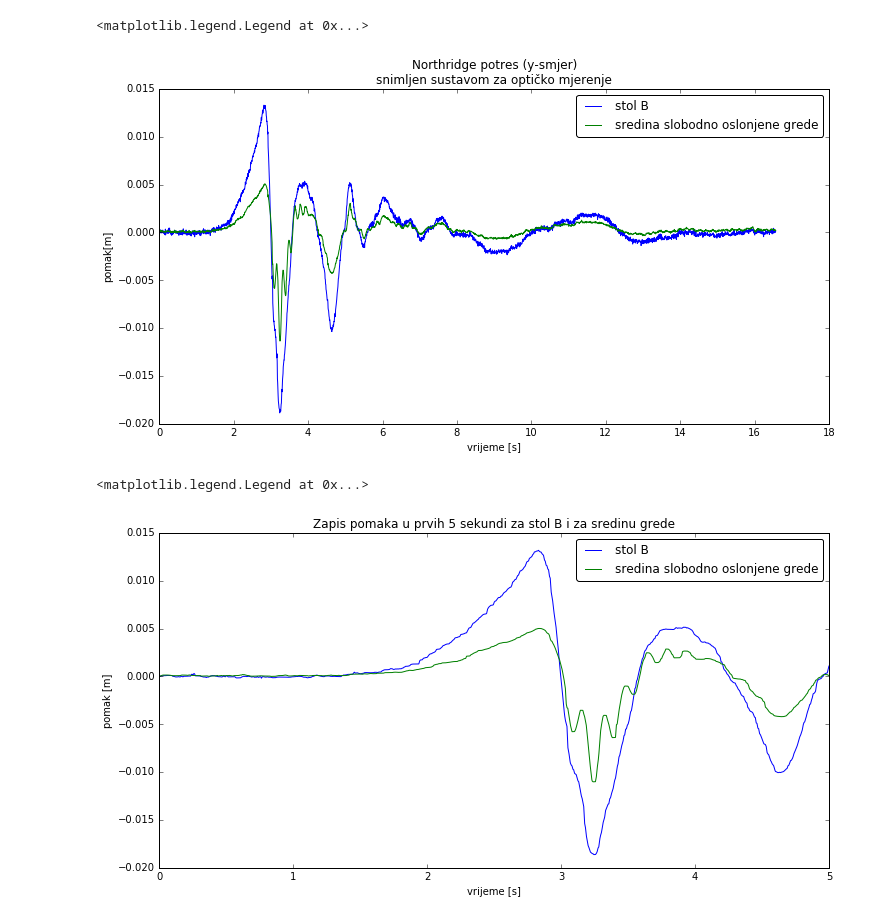
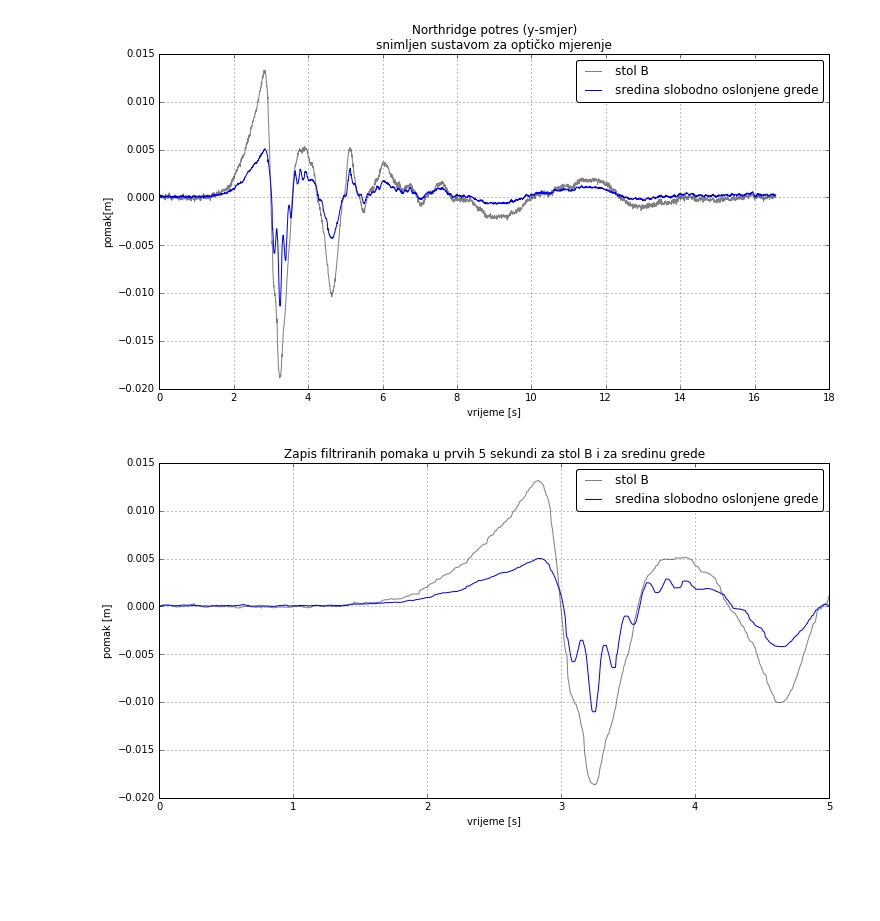
Before and after one commit to Ivan768/MSE-diplomski, a Jupyter notebook: MSE_FDM.ipynb, the cells around one changed output. Cells and saved outputs as stored; diff of their text form; code cells hidden in the pictures; blank space fills up the shorter version.

```diff
--- a/MSE_FDM.ipynb
+++ b/MSE_FDM.ipynb
@@ -26,16 +26,16 @@ xg_pomak_sredina_grede = (xg[1::3] - xg[1]) / 100 # jer su vrijednosti iz datote
 # %%
 #ispis grafa
 fig, axes = plt.subplots(figsize = (12,6))
-axes.plot(xg_vrijeme, xg_pomak_stol_B, label="stol B")
+axes.plot(xg_vrijeme, xg_pomak_stol_B, label="stol B", color="grey")
 axes.plot(xg_vrijeme, xg_pomak_sredina_grede, label="sredina slobodno oslonjene grede")
 axes.set_xlabel("vrijeme [s]")
 axes.set_ylabel("pomak[m]")
 axes.set_title("Northridge potres (y-smjer)"
                "\n"+"snimljen sustavom za optičko mjerenje")
 axes.legend(fancybox=True)
+axes.grid()
 # %% [output]
-<matplotlib.legend.Legend at 0x...>
-[figure, old version]
+[figure, new version]
 # %%
 #uklanjanje suma iz eksperimentalnih podataka koji su nastali greskama u simulaciji potresa
 #i greskama beskontaknog optickog mjerenja
@@ -56,15 +56,15 @@ pomak_sredina_grede = np.interp(vrijeme, xg_vrijeme, signal_sredina_grede)
 # %%
 #ispis grafa
 fig, axes = plt.subplots(figsize = (12,6))
-axes.plot(vrijeme, pomak_stol_B, label="stol B")
+axes.plot(vrijeme, pomak_stol_B, label="stol B", color="grey")
 axes.plot(vrijeme, pomak_sredina_grede, label="sredina slobodno oslonjene grede")
 axes.set_xlabel("vrijeme [s]")
 axes.set_ylabel("pomak [m]")
-axes.set_title("Zapis pomaka u prvih %s sekundi za stol B i za sredinu grede"%(t))
+axes.set_title("Zapis filtriranih pomaka u prvih %s sekundi za stol B i za sredinu grede"%(t))
 axes.legend(fancybox=True)
+axes.grid()
 # %% [output]
-<matplotlib.legend.Legend at 0x...>
-[figure, old version]
+[figure, new version]
 # %%
 def direktna_integracija_FDM():
     """Kod preuzet od prof. Bicanica te primjenjen na 4 konacna elementa. Vise
```
Also changed, not shown: parts of 1 cell of this notebook, 1 other file.
